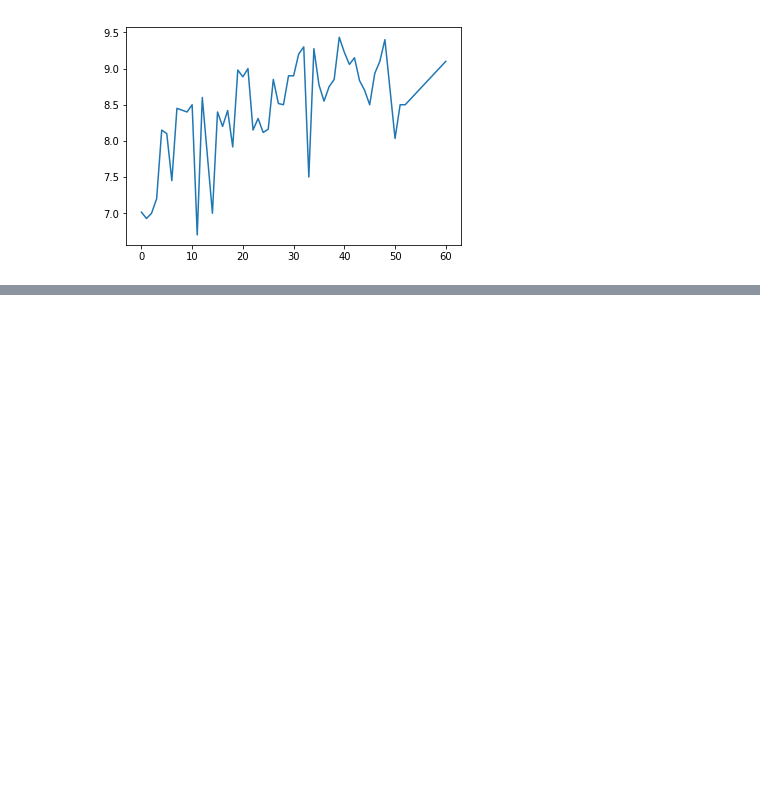
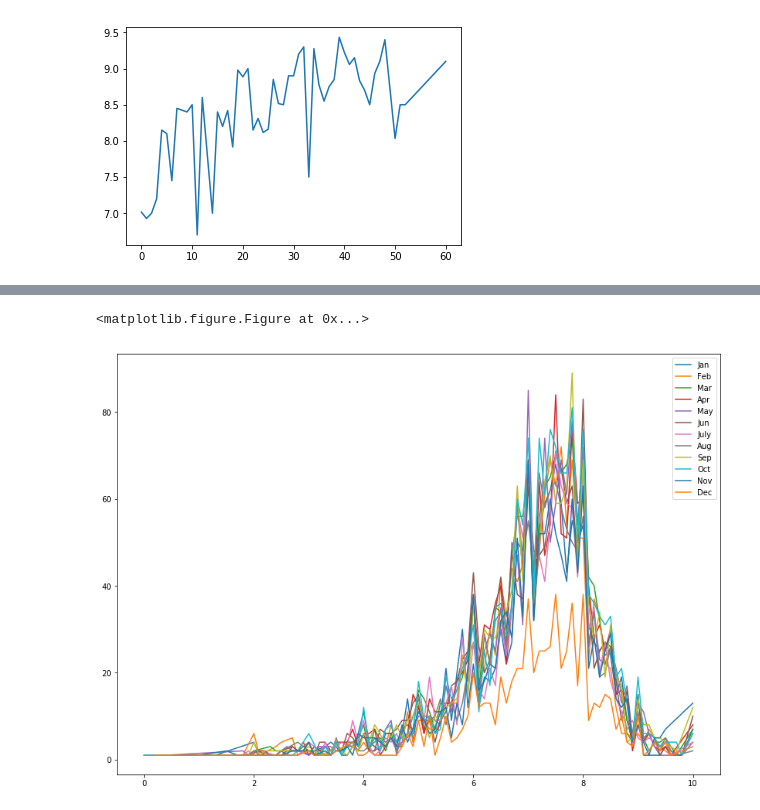
Before and after one commit to cfabian/pitchviews, a Jupyter notebook: numerical_analyses/time-analyses.ipynb, the cells around one changed output, grey strips where cells are left out. Cells and saved outputs as stored; diff of their text form; code cells hidden in the pictures; blank space fills up the shorter version.

```diff
--- a/numerical_analyses/time-analyses.ipynb
+++ b/numerical_analyses/time-analyses.ipynb
@@ -116,0 +167,24 @@ plt.show()
+# %%
+plt.clf()
+plt.figure(figsize=(14, 10))
+
+months =  df.groupby('publishMonth')
+month_freq = months.rating.value_counts()
+plt.plot(month_freq[1].sort_index(), label='Jan')
+plt.plot(month_freq[2].sort_index(), label='Feb')
+plt.plot(month_freq[3].sort_index(), label='Mar')
+plt.plot(month_freq[4].sort_index(), label='Apr')
+plt.plot(month_freq[5].sort_index(), label='May')
+plt.plot(month_freq[6].sort_index(), label='Jun')
+plt.plot(month_freq[7].sort_index(), label='July')
+plt.plot(month_freq[8].sort_index(), label='Aug')
+plt.plot(month_freq[9].sort_index(), label='Sep')
+plt.plot(month_freq[10].sort_index(), label='Oct')
+plt.plot(month_freq[11].sort_index(), label='Nov')
+plt.plot(month_freq[12].sort_index(), label='Dec')
+
+plt.legend(loc='best')
+plt.show()
+# %% [output]
+<matplotlib.figure.Figure at 0x...>
+[figure, added]
```
Also changed, not shown: parts of 6 cells of this notebook.
